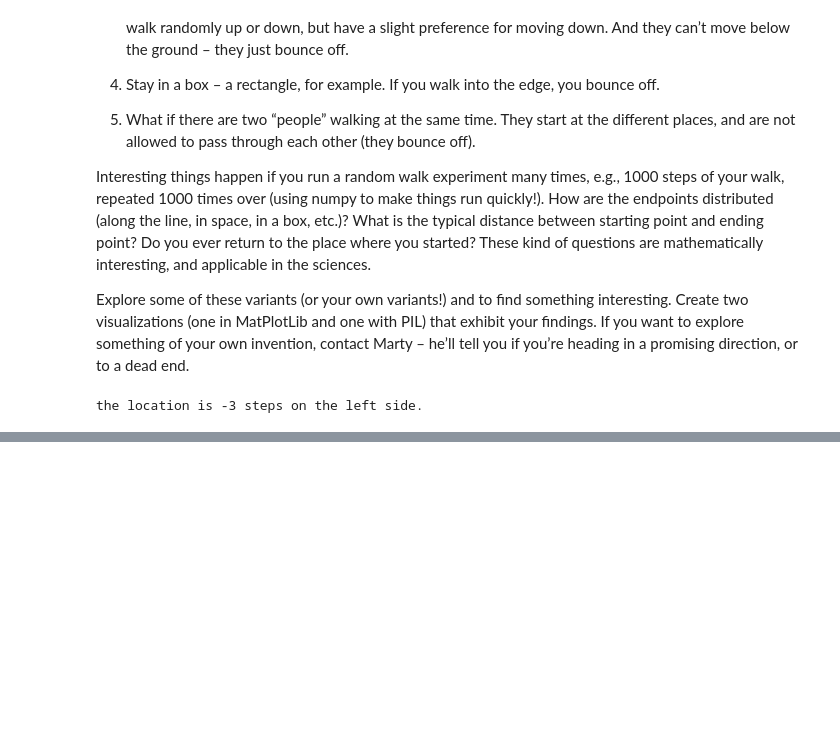
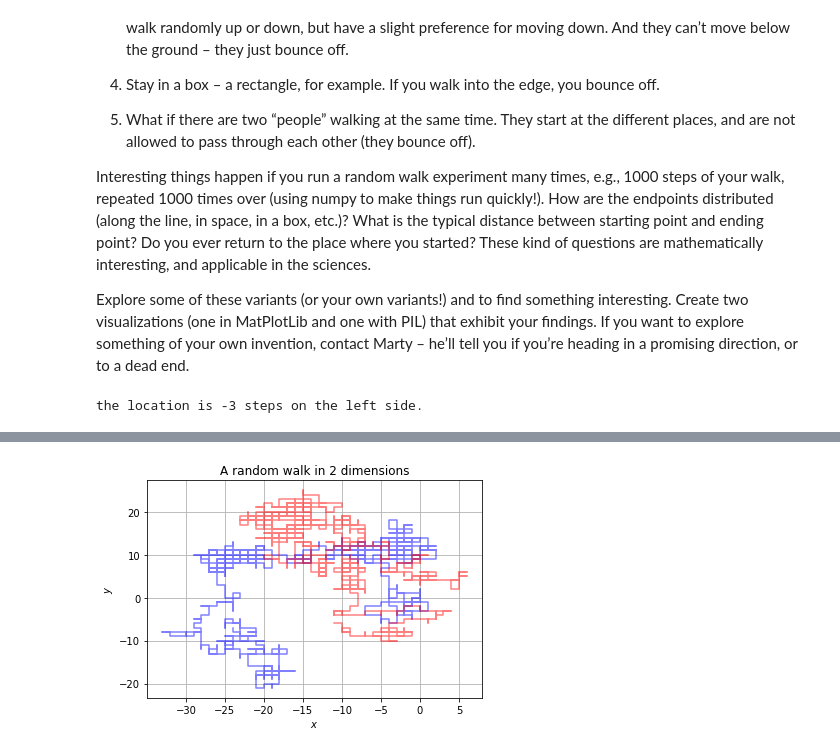
Before and after one commit to yuxinxiong/Math-152, a Jupyter notebook: Exploration2_Guide.ipynb, the cells around one changed output, grey strips where cells are left out. Cells and saved outputs as stored; diff of their text form; code cells hidden in the pictures; blank space fills up the shorter version.

```diff
--- a/Exploration2_Guide.ipynb
+++ b/Exploration2_Guide.ipynb
@@ -189,0 +237,74 @@ plt.show()
+# %%
+#5
+axlist = np.zeros(1000) # Initialize arrays of zeros.
+aylist = np.zeros(1000)
+bxlist = np.zeros(1000) # Initialize arrays of zeros.
+bylist = np.zeros(1000)
+ax_step = 0
+ay_step = 0
+bx_step = 5
+by_step = 5
+times = 999
+i = 0
+while i <= times:
+      axlist[i] = ax_step
+      aylist[i] = ay_step
+      adirection = np.random.choice(['left','right','up','down'])
+      if adirection == 'left':
+        ax_step -= 1
+      elif adirection == 'right':
+        ax_step += 1
+      elif adirection == 'up':
+        ay_step += 1
+      elif adirection == 'down':
+        ay_step -= 1
+
+      bxlist[i] = bx_step
+      bylist[i] = by_step
+      direction = np.random.choice(['left','right','up','down'])
+      if direction == 'left':
+        bx_step -= 1
+        i += 1
+      elif direction == 'right':
+        bx_step += 1
+        i += 1
+      elif direction == 'up':
+        by_step += 1
+        i += 1
+      elif direction == 'down':
+        by_step -= 1
+        i += 1
+#They start at the different places, and are not allowed to pass through each other (they bounce off).
+      if (ax_step, ay_step)== (bx_step, by_step):
+        if adirection == 'left':
+          ax_step += 1
+        elif adirection == 'right':
+          ax_step -= 1
+        elif adirection == 'up':
+          ay_step -= 1
+        elif adirection == 'down':
+          ay_step += 1
+        if direction == 'left':
+          bx_step += 1
+        elif direction == 'right':
+          bx_step -= 1
+        elif direction == 'up':
+          by_step -= 1
+        elif direction == 'down':
+          by_step += 1
+
+
+
+
+
+
+
+plt.plot(axlist, aylist, alpha=0.5, c='blue') # label for the legend.
+plt.plot(bxlist, bylist, alpha=0.5, c='red')
+plt.grid() # A grid might help.
+plt.xlabel('$x$') # Notice the dollar signs... matplotlib understands basic LaTeX in text!
+plt.ylabel('$y$')
+plt.title('A random walk in 2 dimensions')
+plt.show()
+# %% [output]
+[figure, added]
```
Also changed, not shown: parts of 5 cells of this notebook.
